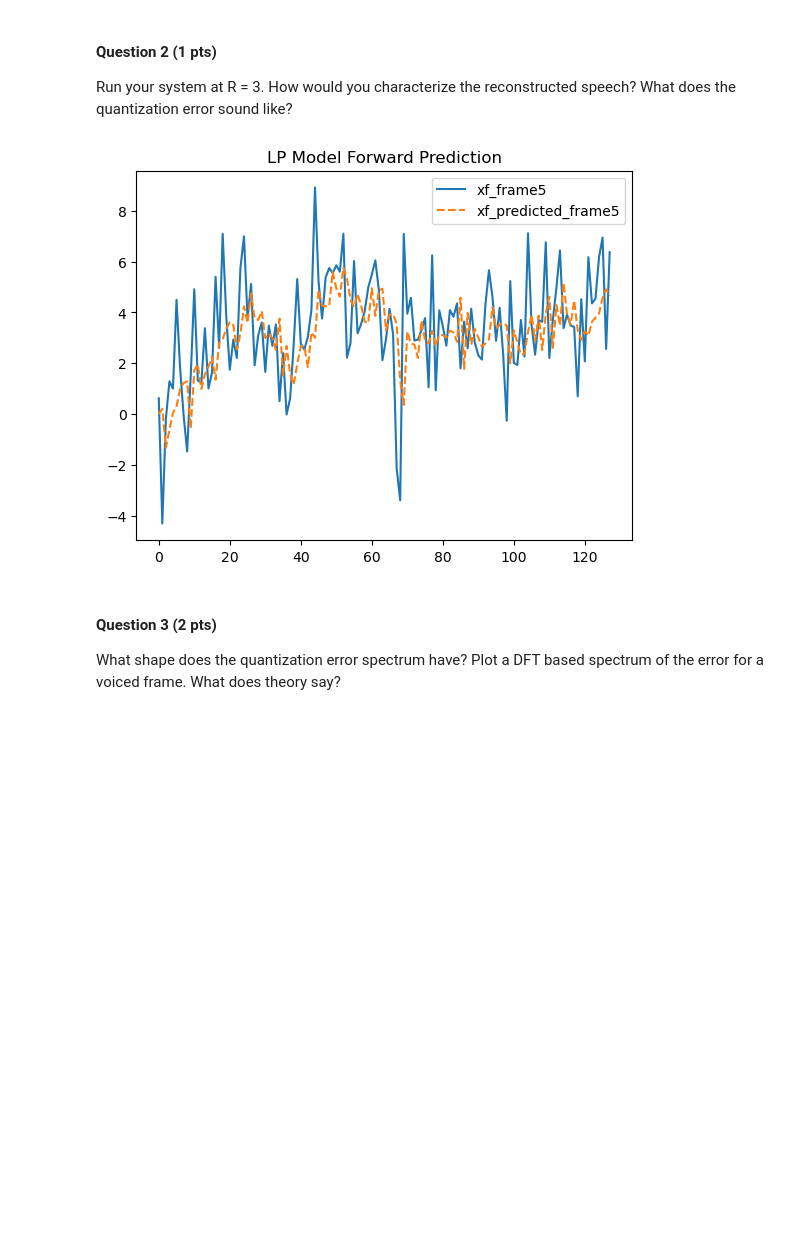
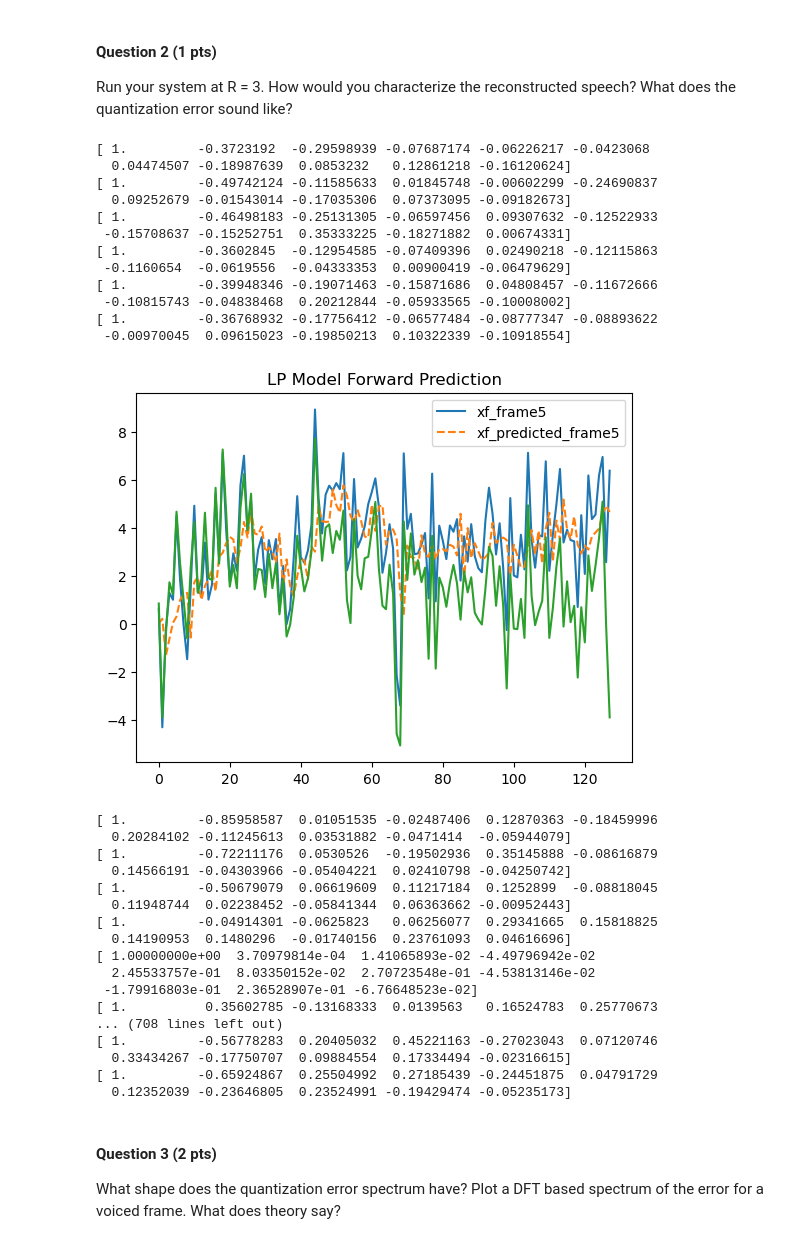
Before and after one commit to ChentingZ0/HangqChenting_speech_pro2, a Jupyter notebook: assignment2_zct.ipynb, the cells around one changed output. Saved outputs shown, nothing was run; the diff lists cells and outputs as text; code cells hidden in the pictures; blank space fills up the shorter version.

```diff
--- a/assignment2_zct.ipynb
+++ b/assignment2_zct.ipynb
@@ -788,15 +788,14 @@ def decode_filter(codeA, cb1, cb2):
     return np.array(Aq)
 
 def plot_n_frame(n):
-    if n == 5:
-        # fig, ax = plt.subplots()
-        plt.figure()
-        # plt.plot(range(xf_filtered.shape[0]) ,xf_filtered)
-        plt.plot(range(xf_filtered.shape[0]), xf_filtered)
-        plt.plot(range(xf_hat.shape[0]), xf_hat, linestyle='--')
-        plt.legend(['xf_frame5', 'xf_predicted_frame5'])
-        plt.title('LP Model Forward Prediction')
-        # plt.show()
+    # fig, ax = plt.subplots()
+    plt.figure()
+    # plt.plot(range(xf_filtered.shape[0]) ,xf_filtered)
+    plt.plot(range(xf_filtered.shape[0]), xf_filtered)
+    plt.plot(range(xf_hat.shape[0]), xf_hat, linestyle='--')
+    plt.legend(['xf_frame5', 'xf_predicted_frame5'])
+    plt.title('LP Model Forward Prediction')
+    # plt.show()
 
 
 x = data["speech8"]
@@ -829,38 +828,69 @@ for n in range(naf):   # on a frame basis
     res = xf_filtered - xf_hat
     x_max = np.max(res)
     res_q = sq_enc(xin=res, n_bits=3, xmax=x_max, m=0)
     residual.append(res_q)
     xmaxs.append(x_max)
     if n == 5:
         plot_n_frame(5)
     n1 = n1 + ulen
 
 A_q = encode_filter(A, cb1, cb2)
 residual = np.array(residual)
 A_recon = decode_filter(A_q, cb1, cb2)
 x_origin = np.array(x_origin)
 # print(A_recon.shape, residual.shape)
 # print(x_origin.shape)
 
 y_array = None
 for n in range(A_recon.shape[0]):
 
     a_param = A_recon[n, :]
-    a_param = np.hstack([[1], -a_param[1:]])
+    print(a_param)
+    # a_param = np.hstack([[1], a_param[1:]])
     d_hat = residual[n, :]
+    d_hat = sq_dec(d_hat, 3, xmaxs[n], 0)
     y = scipy.signal.lfilter([1], a_param, d_hat)
     if n == 0:
         y_array = y
     else:
         y_array = np.concatenate((y_array, y), axis=0)
-    # if n == 12:
-    #     plt.plot(y)
-    #     plt.show()
+    if n == 5:
+        plt.plot(y)
+        plt.show()
     pred_error = y - x_origin[n,]
 
 play_wav(y_array, fs)
 # %% [output]
+[ 1.         -0.3723192  -0.29598939 -0.07687174 -0.06226217 -0.0423068
+  0.04474507 -0.18987639  0.0853232   0.12861218 -0.16120624]
+[ 1.         -0.49742124 -0.11585633  0.01845748 -0.00602299 -0.24690837
+  0.09252679 -0.01543014 -0.17035306  0.07373095 -0.09182673]
+[ 1.         -0.46498183 -0.25131305 -0.06597456  0.09307632 -0.12522933
+ -0.15708637 -0.15252751  0.35333225 -0.18271882  0.00674331]
+[ 1.         -0.3602845  -0.12954585 -0.07409396  0.02490218 -0.12115863
+ -0.1160654  -0.0619556  -0.04333353  0.00900419 -0.06479629]
+[ 1.         -0.39948346 -0.19071463 -0.15871686  0.04808457 -0.11672666
+ -0.10815743 -0.04838468  0.20212844 -0.05933565 -0.10008002]
+[ 1.         -0.36768932 -0.17756412 -0.06577484 -0.08777347 -0.08893622
+ -0.00970045  0.09615023 -0.19850213  0.10322339 -0.10918554]
-[figure, old version]
+[figure, new version]
+[ 1.         -0.85958587  0.01051535 -0.02487406  0.12870363 -0.18459996
+  0.20284102 -0.11245613  0.03531882 -0.0471414  -0.05944079]
+[ 1.         -0.72211176  0.0530526  -0.19502936  0.35145888 -0.08616879
+  0.14566191 -0.04303966 -0.05404221  0.02410798 -0.04250742]
+[ 1.         -0.50679079  0.06619609  0.11217184  0.1252899  -0.08818045
+  0.11948744  0.02238452 -0.05841344  0.06363662 -0.00952443]
+[ 1.         -0.04914301 -0.0625823   0.06256077  0.29341665  0.15818825
+  0.14190953  0.1480296  -0.01740156  0.23761093  0.04616696]
+[ 1.00000000e+00  3.70979814e-04  1.41065893e-02 -4.49796942e-02
+  2.45533757e-01  8.03350152e-02  2.70723548e-01 -4.53813146e-02
+ -1.79916803e-01  2.36528907e-01 -6.76648523e-02]
+[ 1.          0.35602785 -0.13168333  0.0139563   0.16524783  0.25770673
+... (708 lines left out)
+[ 1.         -0.56778283  0.20405032  0.45221163 -0.27023043  0.07120746
+  0.33434267 -0.17750707  0.09884554  0.17334494 -0.02316615]
+[ 1.         -0.65924867  0.25504992  0.27185439 -0.24451875  0.04791729
+  0.12352039 -0.23646805  0.23524991 -0.19429474 -0.05235173]
 # %% [markdown]
 #### Question 3 (2 pts)
 
```
